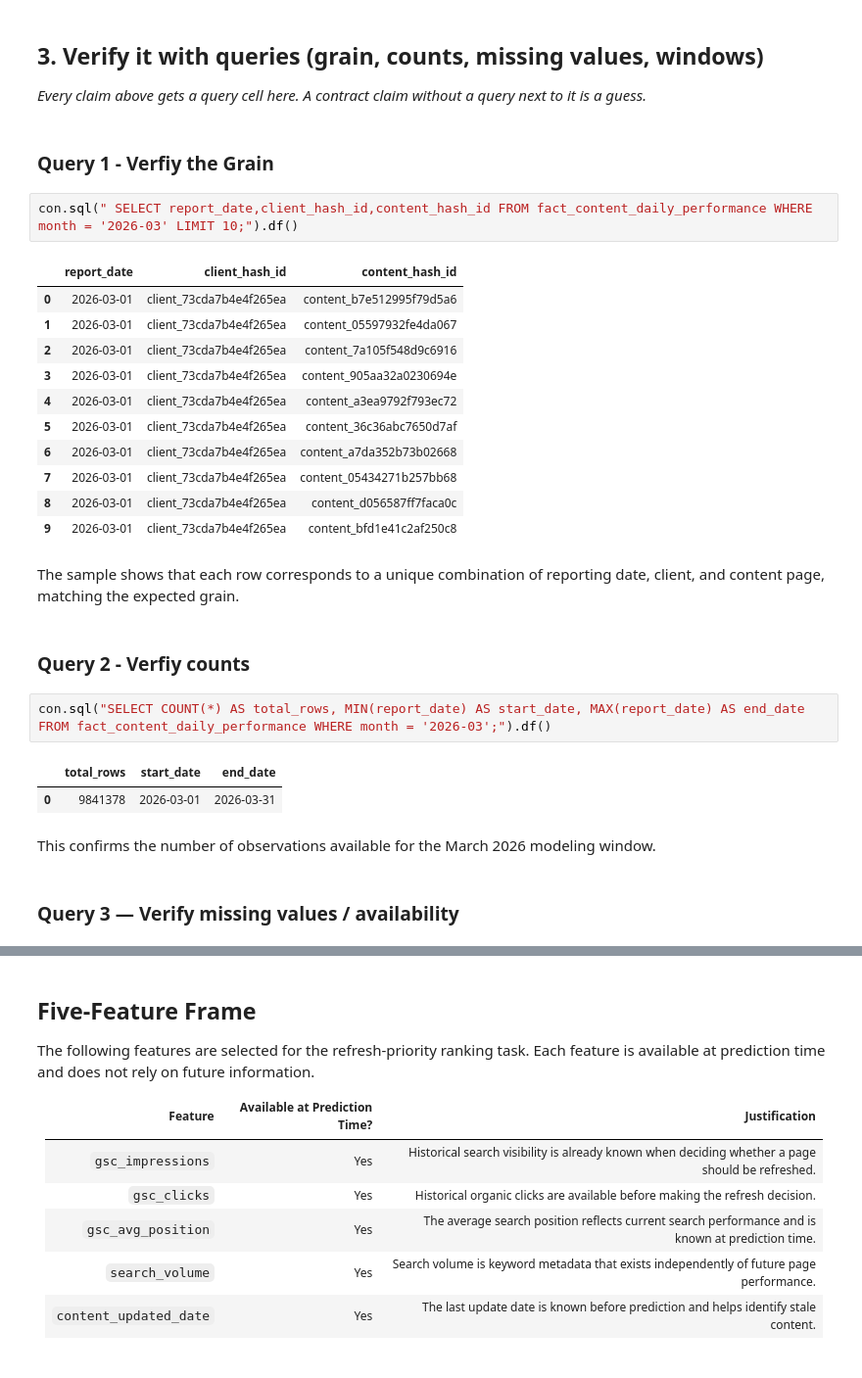
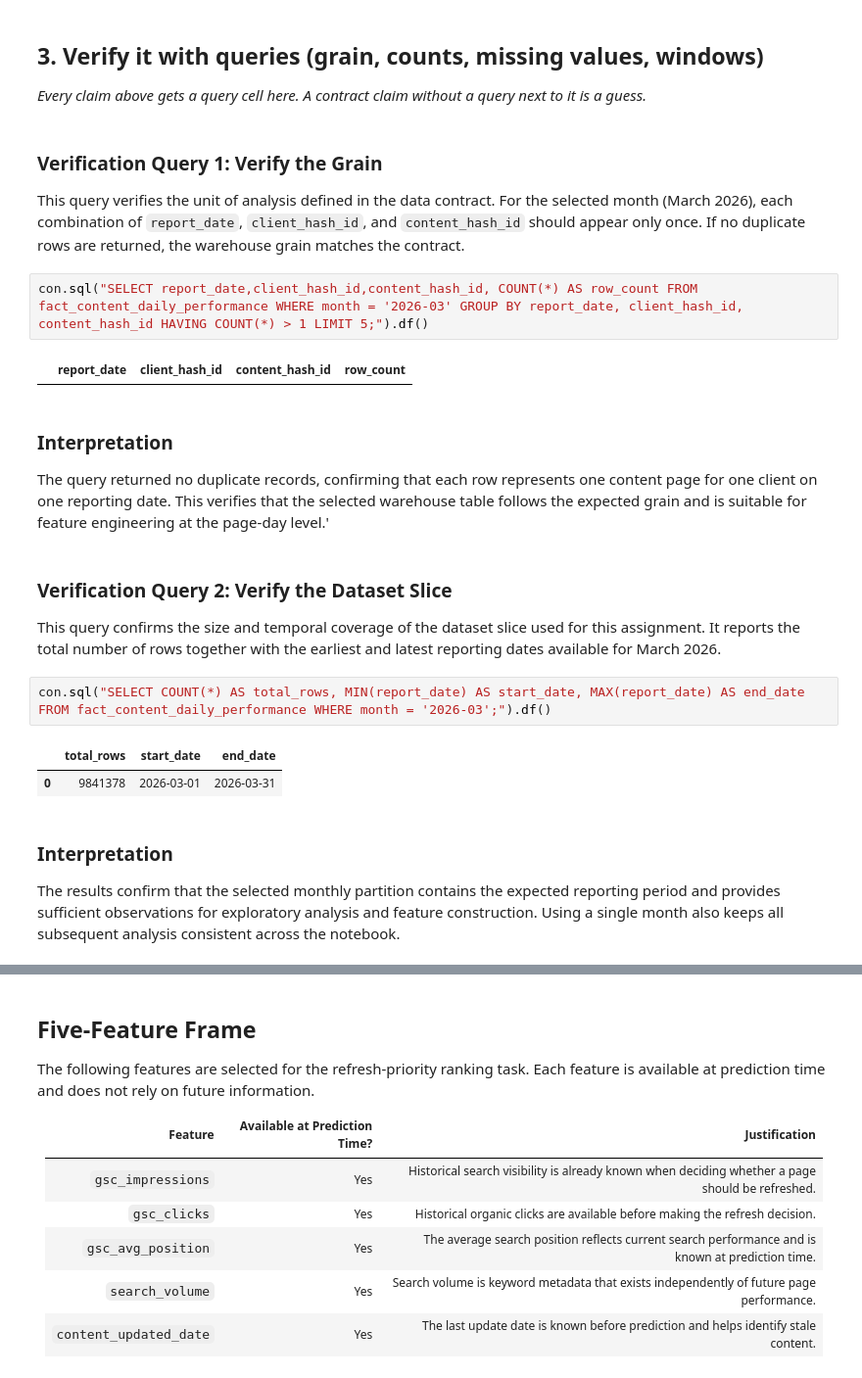
Before and after one commit to Om-codex/flyrank-ml-internship, a Jupyter notebook: work/notebooks/w03_data_contract.ipynb, the cells around one changed output, grey strips where cells are left out. Shown at 98% size. Saved outputs shown, nothing was run; the diff lists cells and outputs as text.

```diff
--- a/work/notebooks/w03_data_contract.ipynb
+++ b/work/notebooks/w03_data_contract.ipynb
@@ -211,32 +216,28 @@ This skeleton is yours to fill. Work the sections **in order** — each one has
 ## 3. Verify it with queries (grain, counts, missing values, windows)
 
 *Every claim above gets a query cell here. A contract claim without a query next to it is a guess.*
-# %% [markdown]
-### **Query 1 - Verfiy the Grain**
-# %%
-con.sql(" SELECT report_date,client_hash_id,content_hash_id FROM fact_content_daily_performance WHERE month = '2026-03' LIMIT 10;").df()
-# %% [output]
-|  | report_date | client_hash_id | content_hash_id |
-| 0 | 2026-03-01 | client_73cda7b4e4f265ea | content_b7e512995f79d5a6 |
-| 1 | 2026-03-01 | client_73cda7b4e4f265ea | content_05597932fe4da067 |
-| 2 | 2026-03-01 | client_73cda7b4e4f265ea | content_7a105f548d9c6916 |
-| 3 | 2026-03-01 | client_73cda7b4e4f265ea | content_905aa32a0230694e |
-| 4 | 2026-03-01 | client_73cda7b4e4f265ea | content_a3ea9792f793ec72 |
-| 5 | 2026-03-01 | client_73cda7b4e4f265ea | content_36c36abc7650d7af |
-| 6 | 2026-03-01 | client_73cda7b4e4f265ea | content_a7da352b73b02668 |
-| 7 | 2026-03-01 | client_73cda7b4e4f265ea | content_05434271b257bb68 |
-| 8 | 2026-03-01 | client_73cda7b4e4f265ea | content_d056587ff7faca0c |
-| 9 | 2026-03-01 | client_73cda7b4e4f265ea | content_bfd1e41c2af250c8 |
 # %% [markdown]
-The sample shows that each row corresponds to a unique combination of reporting date, client, and content page, matching the expected grain.
+### Verification Query 1: Verify the Grain
+
+This query verifies the unit of analysis defined in the data contract. For the selected month (March 2026), each combination of `report_date`, `client_hash_id`, and `content_hash_id` should appear only once. If no duplicate rows are returned, the warehouse grain matches the contract.
-# %% [markdown]
-### **Query 2 - Verfiy counts**
+# %%
+con.sql("SELECT report_date,client_hash_id,content_hash_id, COUNT(*) AS row_count FROM fact_content_daily_performance WHERE month = '2026-03' GROUP BY report_date, client_hash_id, content_hash_id HAVING COUNT(*) > 1 LIMIT 5;").df()
+# %% [output]
+|  | report_date | client_hash_id | content_hash_id | row_count |
+# %% [markdown]
+### Interpretation
+
+The query returned no duplicate records, confirming that each row represents one content page for one client on one reporting date. This verifies that the selected warehouse table follows the expected grain and is suitable for feature engineering at the page-day level.'
+# %% [markdown]
+### Verification Query 2: Verify the Dataset Slice
+
+This query confirms the size and temporal coverage of the dataset slice used for this assignment. It reports the total number of rows together with the earliest and latest reporting dates available for March 2026.
 # %%
 con.sql("SELECT COUNT(*) AS total_rows, MIN(report_date) AS start_date, MAX(report_date) AS end_date FROM fact_content_daily_performance WHERE month = '2026-03';").df()
 # %% [output]
 |  | total_rows | start_date | end_date |
 | 0 | 9841378 | 2026-03-01 | 2026-03-31 |
 # %% [markdown]
-This confirms the number of observations available for the March 2026 modeling window.
+### Interpretation
+
+The results confirm that the selected monthly partition contains the expected reporting period and provides sufficient observations for exploratory analysis and feature construction. Using a single month also keeps all subsequent analysis consistent across the notebook.
-# %% [markdown]
-### **Query 3 — Verify missing values / availability**
```
Also changed, not shown: parts of 11 cells of this notebook.
